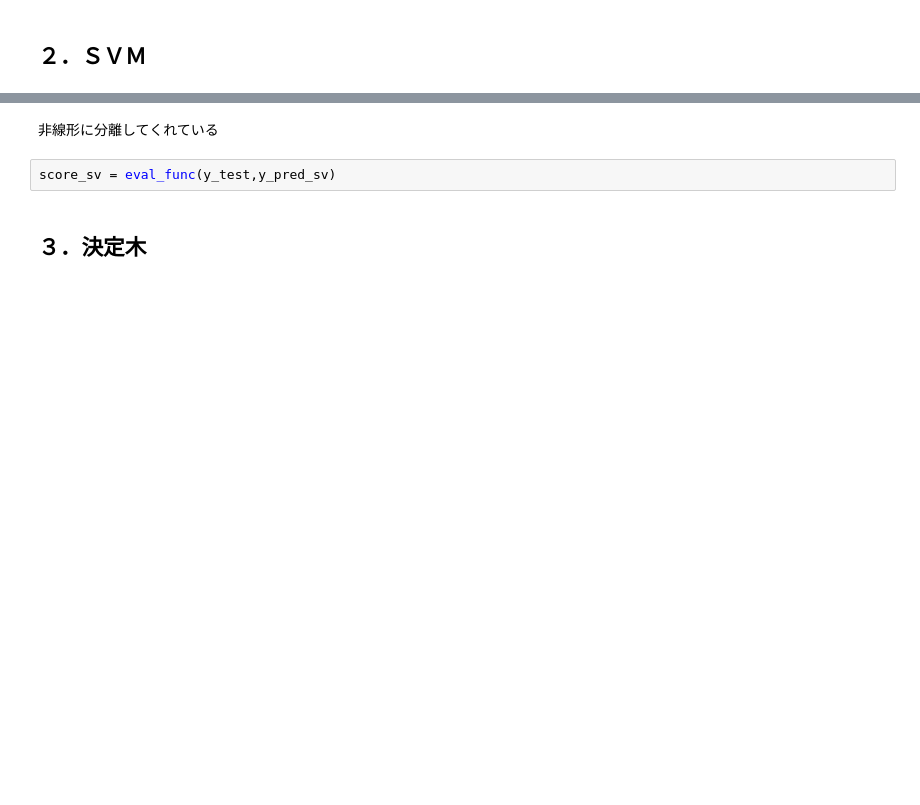
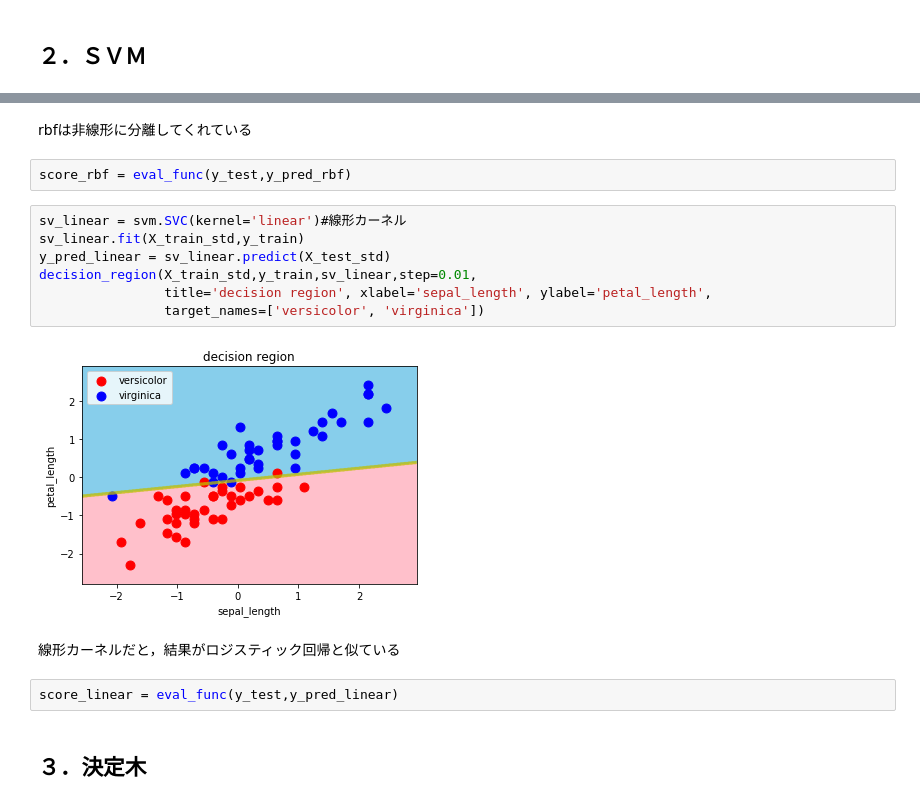
Before and after one commit to SkMiya/diveintocode-ml, a Jupyter notebook: week4/week4_1_iris.ipynb, the cells around one changed output, grey strips where cells are left out. Cells and saved outputs as stored; diff of their text form; blank space fills up the shorter version.

```diff
--- a/week4/week4_1_iris.ipynb
+++ b/week4/week4_1_iris.ipynb
@@ -388,10 +383,23 @@ decision_region(X_train_std,y_train,sv,step=0.01,
                 target_names=['versicolor', 'virginica'])
 # %% [output]
 [figure]
-# %% [markdown]
-非線形に分離してくれている
+# %% [markdown]
+rbfは非線形に分離してくれている
 # %%
-score_sv = eval_func(y_test,y_pred_sv)
+score_rbf = eval_func(y_test,y_pred_rbf)
+# %%
+sv_linear = svm.SVC(kernel='linear')#線形カーネル
+sv_linear.fit(X_train_std,y_train)
+y_pred_linear = sv_linear.predict(X_test_std)
+decision_region(X_train_std,y_train,sv_linear,step=0.01,
+                title='decision region', xlabel='sepal_length', ylabel='petal_length',
+                target_names=['versicolor', 'virginica'])
+# %% [output]
+[figure, added]
+# %% [markdown]
+線形カーネルだと，結果がロジスティック回帰と似ている
+# %%
+score_linear = eval_func(y_test,y_pred_linear)
 # %% [markdown]
 ## ３．決定木
 # %%
```
Also changed, not shown: parts of 7 cells of this notebook.
